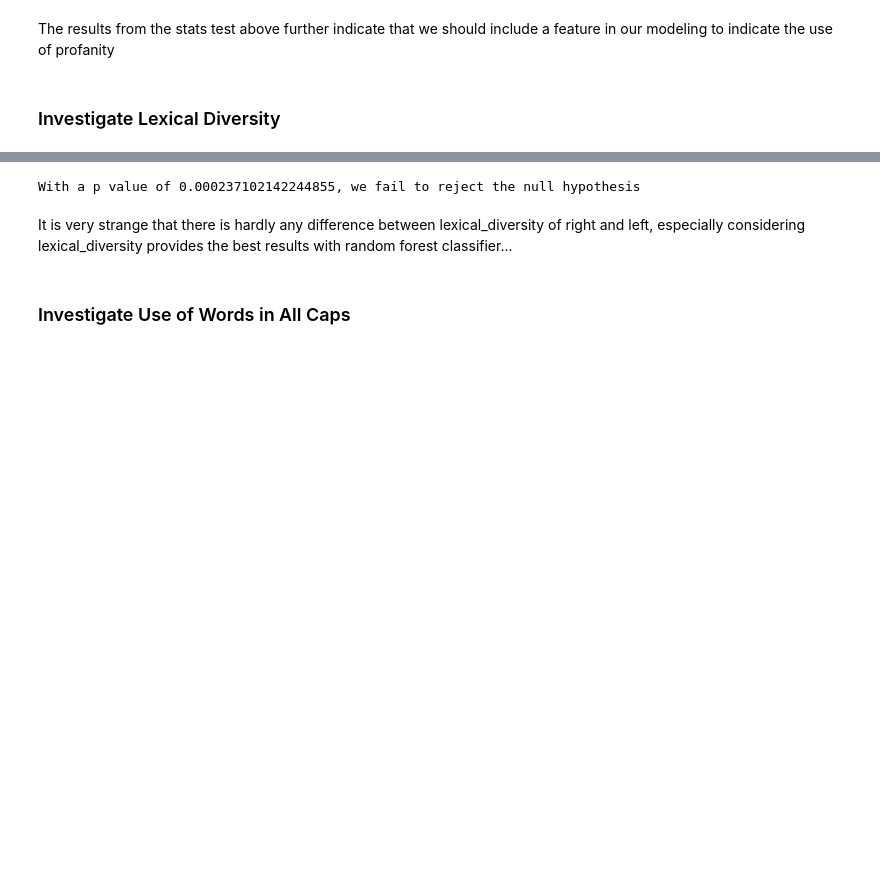
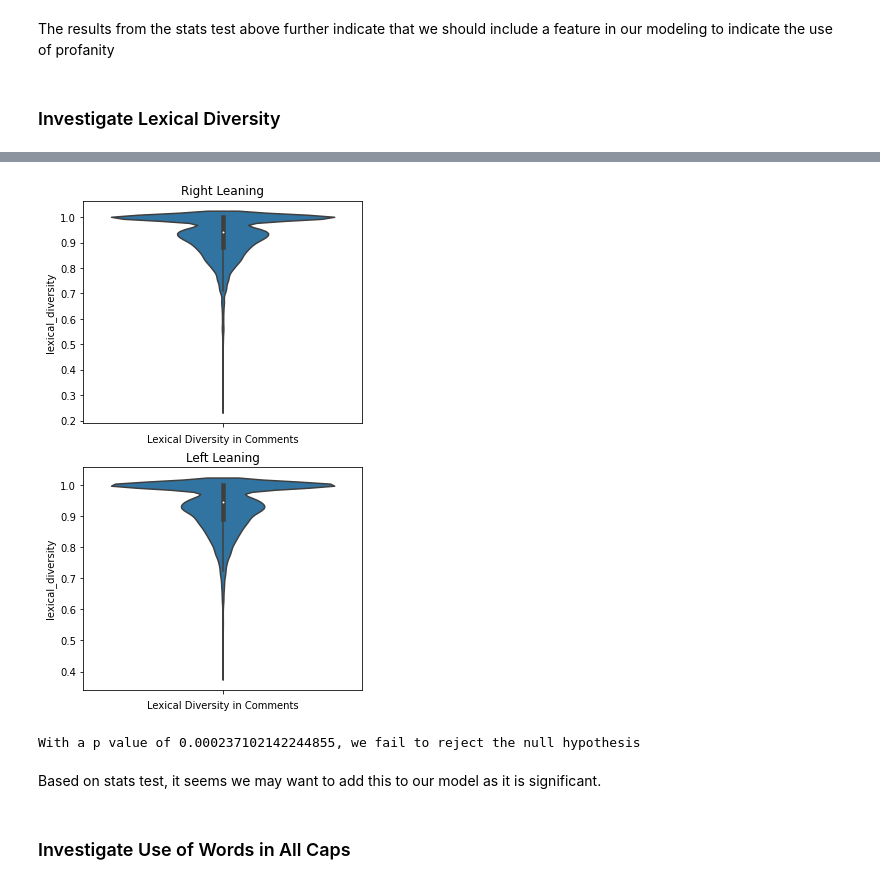
Before and after one commit to bmccabe96/Reddit_NLP, a Jupyter notebook: Analysis/EDA.ipynb, the cells around one changed output, grey strips where cells are left out. Saved outputs shown, nothing was run; the diff lists cells and outputs as text; code cells hidden in the pictures; blank space fills up the shorter version.

```diff
--- a/Analysis/EDA.ipynb
+++ b/Analysis/EDA.ipynb
@@ -361,6 +356,24 @@ comments_df.head()
 # %%
 right = comments_df[comments_df.comment_class == 'right']
 left = comments_df[comments_df.comment_class == 'left']
+# %%
+fig = plt.figure(figsize=(5,9))
+
+ax1 = plt.subplot(2, 1, 1)
+sns.violinplot(y=right.lexical_diversity, ax=ax1)
+plt.xlabel("Lexical Diversity in Comments")
+plt.title("Right Leaning")
+
+ax2 = plt.subplot(2, 1, 2)
+sns.violinplot(y=left.lexical_diversity, ax=ax2)
+plt.xlabel("Lexical Diversity in Comments")
+plt.title("Left Leaning")
+
+plt.savefig("../pics/Lexical_Div_Violinplot_Vertical.png")
+
+plt.show()
+# %% [output]
+[figure, added]
 # %%
 # Variance is not equal, so therefore must use a welch test and set equal_var == False
 test_stat, p_value = ttest_ind(right.lexical_diversity, left.lexical_diversity, equal_var=False)
@@ -368,7 +381,7 @@ print(f"With a p value of {p_value}, we fail to reject the null hypothesis")
 # %% [output]
 With a p value of 0.000237102142244855, we fail to reject the null hypothesis
-# %% [markdown]
-It is very strange that there is hardly any difference between lexical_diversity of right and left, especially considering lexical_diversity provides the best results with random forest classifier...
+# %% [markdown]
+Based on stats test, it seems we may want to add this to our model as it is significant.
 # %% [markdown]
 ### Investigate Use of Words in All Caps
 # %%
```
Also changed, not shown: parts of 5 cells of this notebook, 2 other files.
